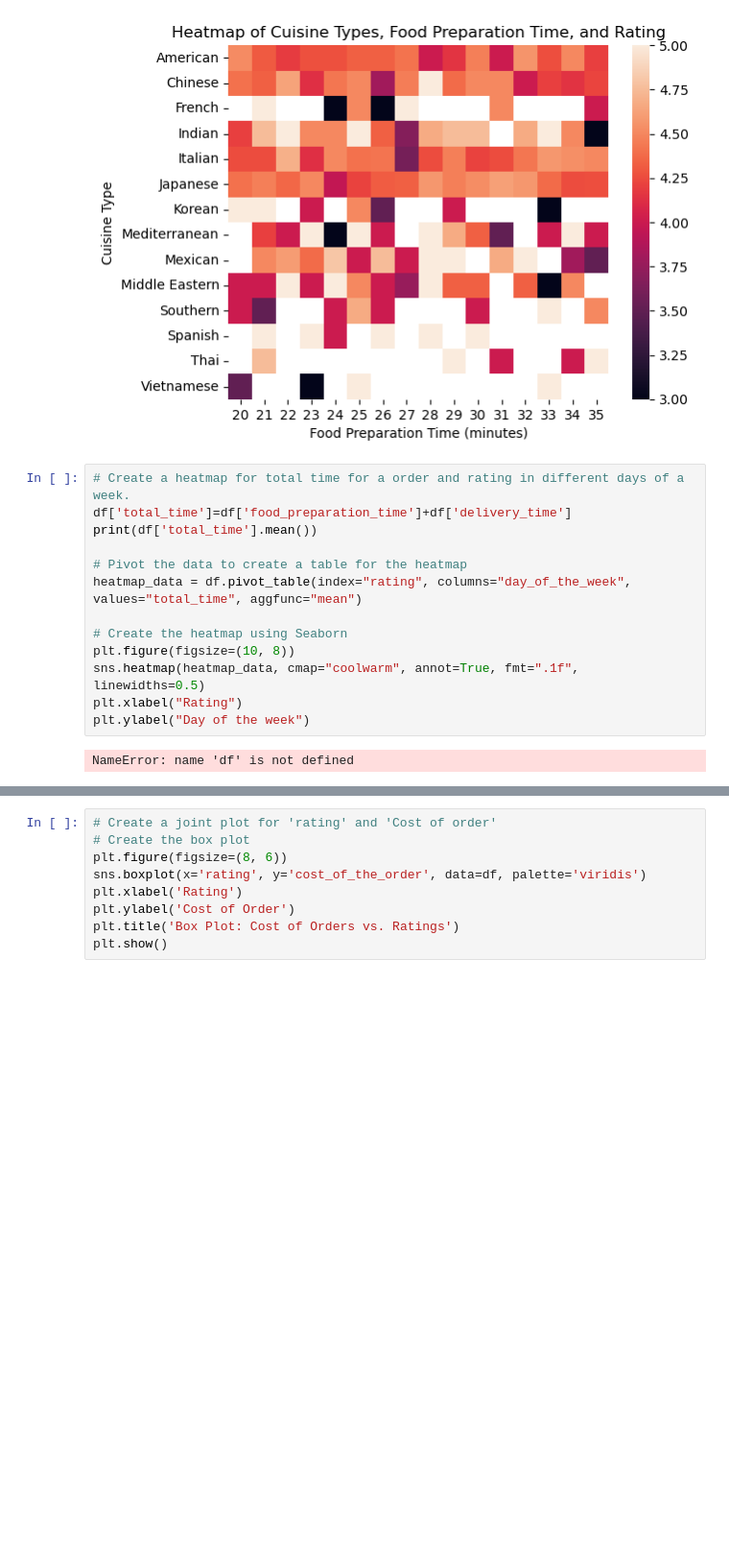
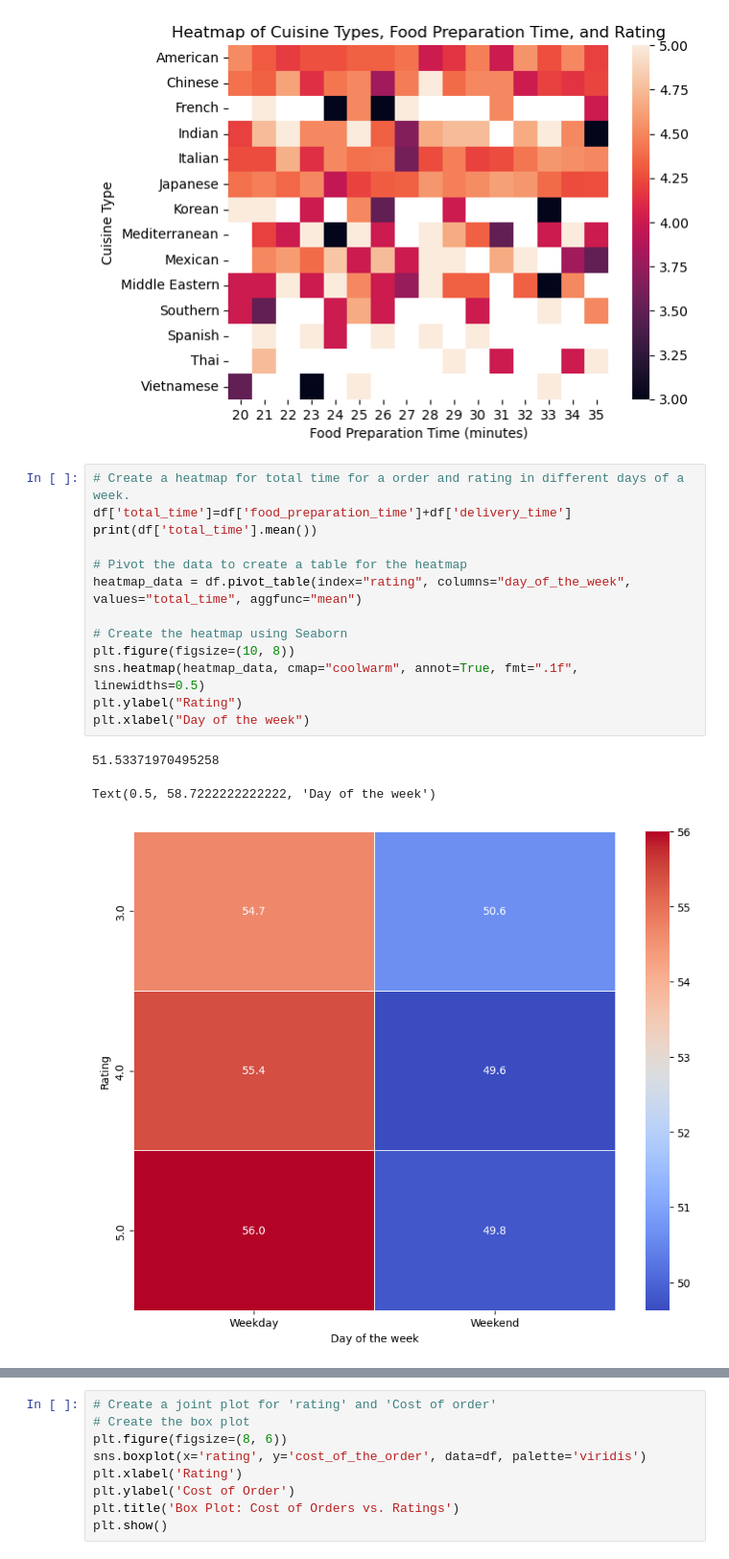
Before and after one commit to ZhiyaoShu/Data-visualization---Foodhub, a Jupyter notebook: FDS_Project_LearnerNotebook_LowCode.ipynb, the cells around one changed output, grey strips where cells are left out. Shown at 96% size. Drawn from its saved outputs; the diff is of its cells as text; blank space fills up the shorter version.

```diff
--- a/FDS_Project_LearnerNotebook_LowCode.ipynb
+++ b/FDS_Project_LearnerNotebook_LowCode.ipynb
@@ -380,16 +379,18 @@ Text(50.72222222222221, 0.5, 'Cuisine Type')
 # %%
 # Create a heatmap for total time for a order and rating in different days of a week.
 df['total_time']=df['food_preparation_time']+df['delivery_time']
 print(df['total_time'].mean())
 
 # Pivot the data to create a table for the heatmap
 heatmap_data = df.pivot_table(index="rating", columns="day_of_the_week", values="total_time", aggfunc="mean")
 
 # Create the heatmap using Seaborn
 plt.figure(figsize=(10, 8))
 sns.heatmap(heatmap_data, cmap="coolwarm", annot=True, fmt=".1f", linewidths=0.5)
-plt.xlabel("Rating")
-plt.ylabel("Day of the week")
+plt.ylabel("Rating")
+plt.xlabel("Day of the week")
 # %% [output]
-NameError: name 'df' is not defined
+51.53371970495258
+Text(0.5, 58.7222222222222, 'Day of the week')
+[figure, added]
 # %%
```
Also changed, not shown: parts of 7 cells of this notebook, 3 other files.
